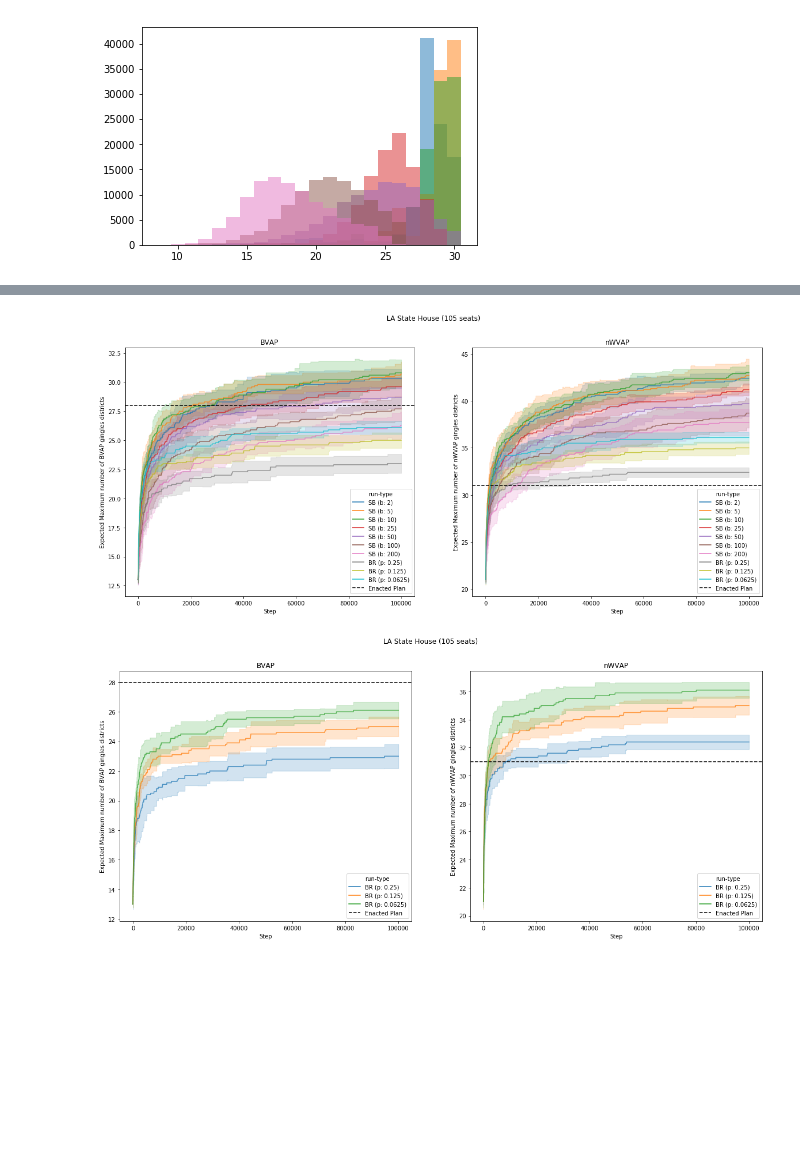
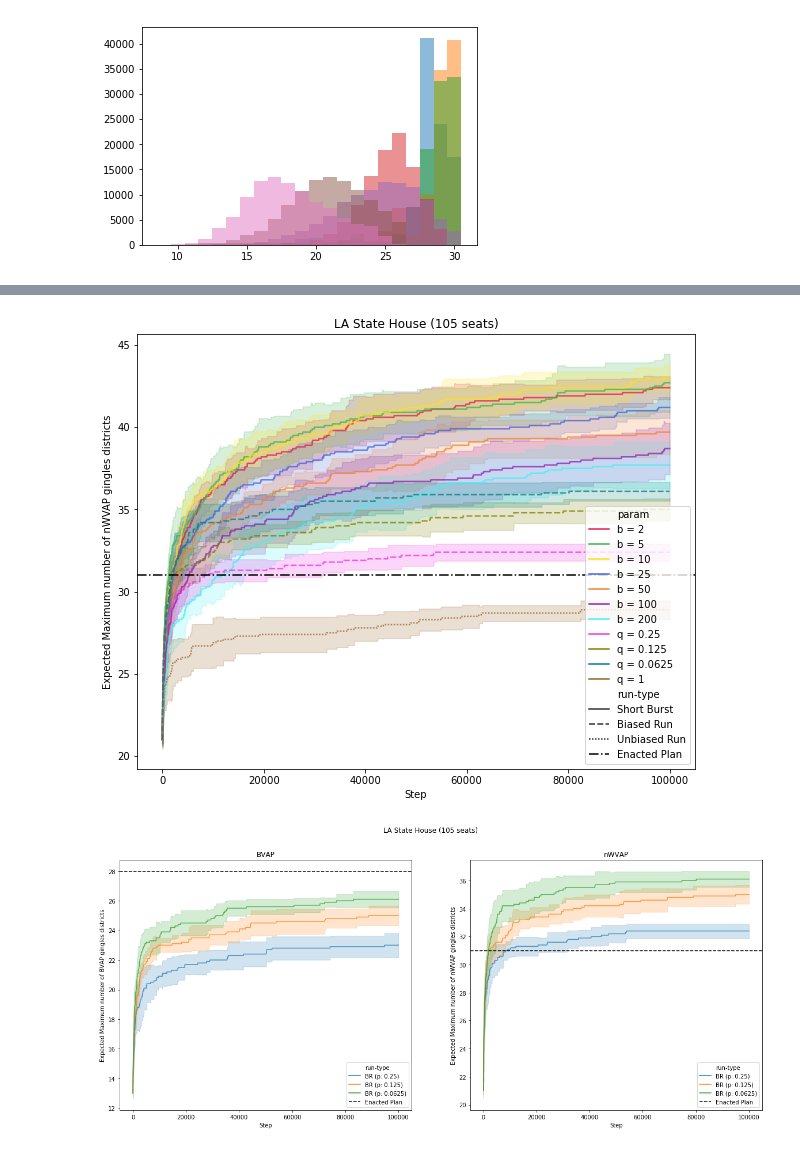
Before and after one commit to vrdi/shortbursts-gingles, a Jupyter notebook: state_experiments/LA_results.ipynb, the cells around one changed output, grey strips where cells are left out. Cells and saved outputs as stored; diff of their text form; code cells hidden in the pictures; blank space fills up the shorter version.

Commit message:
Redo plots - make labels bigger, change color scheme, differentiate between run types, etc.; add script to generate plots for all states in (LA, NM, TX, and VA)

```diff
--- a/state_experiments/LA_results.ipynb
+++ b/state_experiments/LA_results.ipynb
@@ -42,7 +42,8 @@ def create_state_df(runs, iters=100000):
             df = pd.DataFrame()
             df["Step"] = np.arange(iters)
             df["Maximum"] = np.maximum.accumulate(runs[l][i].flatten())
-            df["run-type"] = "SB (b: {})".format(l) if float(l) > 1 else "BR (p: {})".format(l)
+            df["run-type"] = "Short Burst" if float(l) > 1 else "Biased Run" if float(l) < 1 else "Unbiased Run"
+            df["param"] = "b = {}".format(l) if float(l) > 1 else "q = {}".format(l)
             df_st = df_st.append(df, ignore_index=True)
     return df_st
 # %%
@@ -60,5 +56,5 @@ df_LA_nwvap = create_state_df(la_runs_nwvap)
 # %%
-ubs = glob.glob("/cluster/tufts/mggg/jmatth03/unbiased_LA/LA_dists105_4.5%_100000_unbiased_*.p")
+ubs = glob.glob("data/unbiased_LA/LA_dists105_4.5%_100000_unbiased_*.p")
 ub_runs = {}
 for i, run in enumerate(ubs):
      with open(run, "rb") as f:
@@ -65,0 +67,4 @@ for i, run in enumerate(ubs):
+# %%
+la_runs_bvap['1'] = (bvap.reshape((10, 100000, 105)) > 0.5).sum(axis=2)
+la_runs_hvap['1'] = (hvap.reshape((10, 100000, 105)) > 0.5).sum(axis=2)
+la_runs_nwvap['1'] = (wvap.reshape((10, 100000, 105)) < 0.5).sum(axis=2)
@@ -187,0 +204,10 @@ plt.show()
+# %%
+cmap = sns.color_palette(['#e6194b', '#3cb44b', '#ffe119', '#4363d8',
+                           '#f58231', '#911eb4', '#46f0f0', '#f032e6',
+                           '#bcf60c', '#fabebe', '#008080', '#e6beff',
+                           '#9a6324', '#fffac8',  '#800000', '#aaffc3',
+                           '#808000', '#ffd8b1', '#000075'])
+cmap_no_light = sns.color_palette(['#e6194b', '#3cb44b', '#ffe119', '#4363d8',
+                                   '#f58231', '#911eb4', '#46f0f0', '#f032e6',
+                                   '#808000', '#008080', '#9a6324', '#800000',
+                                   '#aaffc3', '#000075'], n_colors=11)
@@ -188,19 +238,21 @@ plt.show()
 # %%
-fig, axs = plt.subplots(1,2, figsize=(20,8))
+# (col, data, en) = ("nWVAP",df_LA_nwvap, 31)
 
-fig.suptitle("LA State House (105 seats)")
+plt.figure(figsize=(10,8))
 
-for i, (col, data, en) in enumerate([("BVAP",df_LA_bvap, 28),
-                                     ("nWVAP",df_LA_nwvap, 31)]): # check number
-    axs[i].set_title(col)
-    sns.lineplot(x="Step", y="Maximum", hue="run-type", ax=axs[i],
-                 data=data, ci="sd", estimator='mean', alpha=0.75)
-    axs[i].axhline(en, label="Enacted Plan", c="k", linestyle='dashed')
-    axs[i].set_ylabel("Expected Maximum number of {} gingles districts".format(col))
-    axs[i].legend()
-plt.savefig("plots/LA_maxes_all.png", dpi=200, bbox_inches='tight')
+plt.title("LA State House (105 seats)")
+
+enacted = 31 # check number
+
+# axs[i].set_title(col)
+sns.lineplot(x="Step", y="Maximum", hue="param", style="run-type", palette=cmap_no_light,
+             data=df_LA_nwvap, ci="sd", estimator='mean', alpha=0.75)
+plt.axhline(enacted, label="Enacted Plan", c="k", linestyle='dashdot')
+plt.ylabel("Expected Maximum number of nWVAP gingles districts")
+plt.legend()
+plt.savefig("plots/LA_maxes_all_nWVAP.png", dpi=200, bbox_inches='tight')
 # %% [output]
-[figure, old version]
+[figure, new version]
 # %%
 fig, axs = plt.subplots(1,2, figsize=(20,8))
 
```
Also changed, not shown: parts of 14 cells of this notebook, 16 other files.
